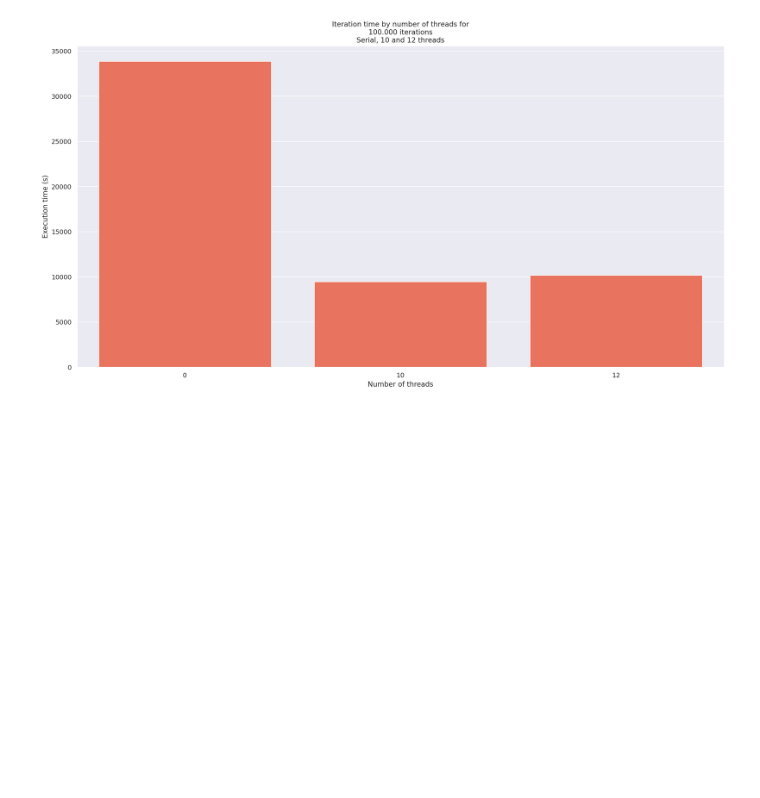
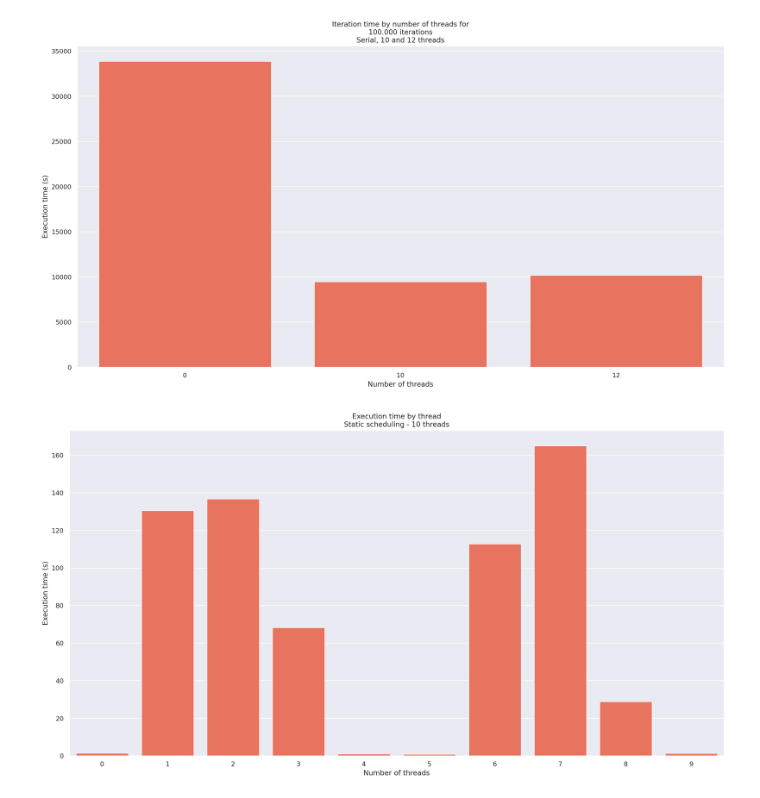
Before and after one commit to AlmirNeeto99/mandelbrot-openmp, a Jupyter notebook: analysis/main.ipynb, the cells around one changed output. Saved outputs shown, nothing was run; the diff lists cells and outputs as text; code cells hidden in the pictures; blank space fills up the shorter version.

Commit message:
fix: adding static vs dynamic scheduling execution time

```diff
--- a/analysis/main.ipynb
+++ b/analysis/main.ipynb
@@ -61,3 +61,14 @@ one_hundred_iterations_chart.set_title(
 plt.savefig("images/intel_100000_iterations.png", bbox_inches="tight")
 # %% [output]
 [figure]
+# %%
+executionStatic = pd.read_csv('static-scheduling.csv')
+# %%
+plt.figure(figsize=(20, 10), dpi=200)
+staticScheduling = sns.barplot(executionStatic, x="threadId", y="time", color="tomato")
+staticScheduling.set_ylabel("Execution time (s)")
+staticScheduling.set_xlabel("Number of threads")
+staticScheduling.set_title("Execution time by thread\nStatic scheduling - 10 threads")
+plt.savefig('images/intel_static_scheduling.png', bbox_inches='tight')
+# %% [output]
+[figure, added]
```
Also changed, not shown: parts of 1 cell of this notebook.
